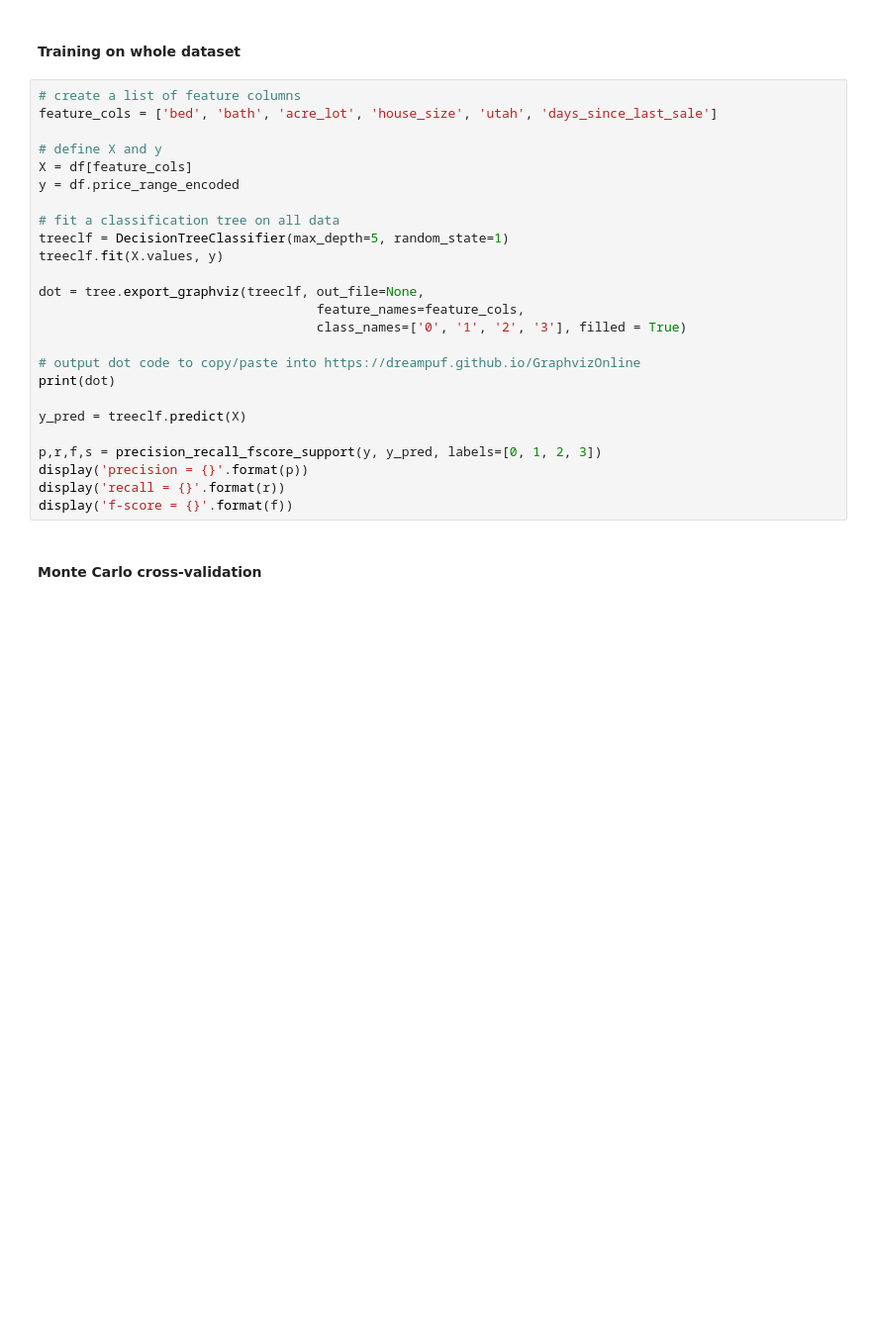
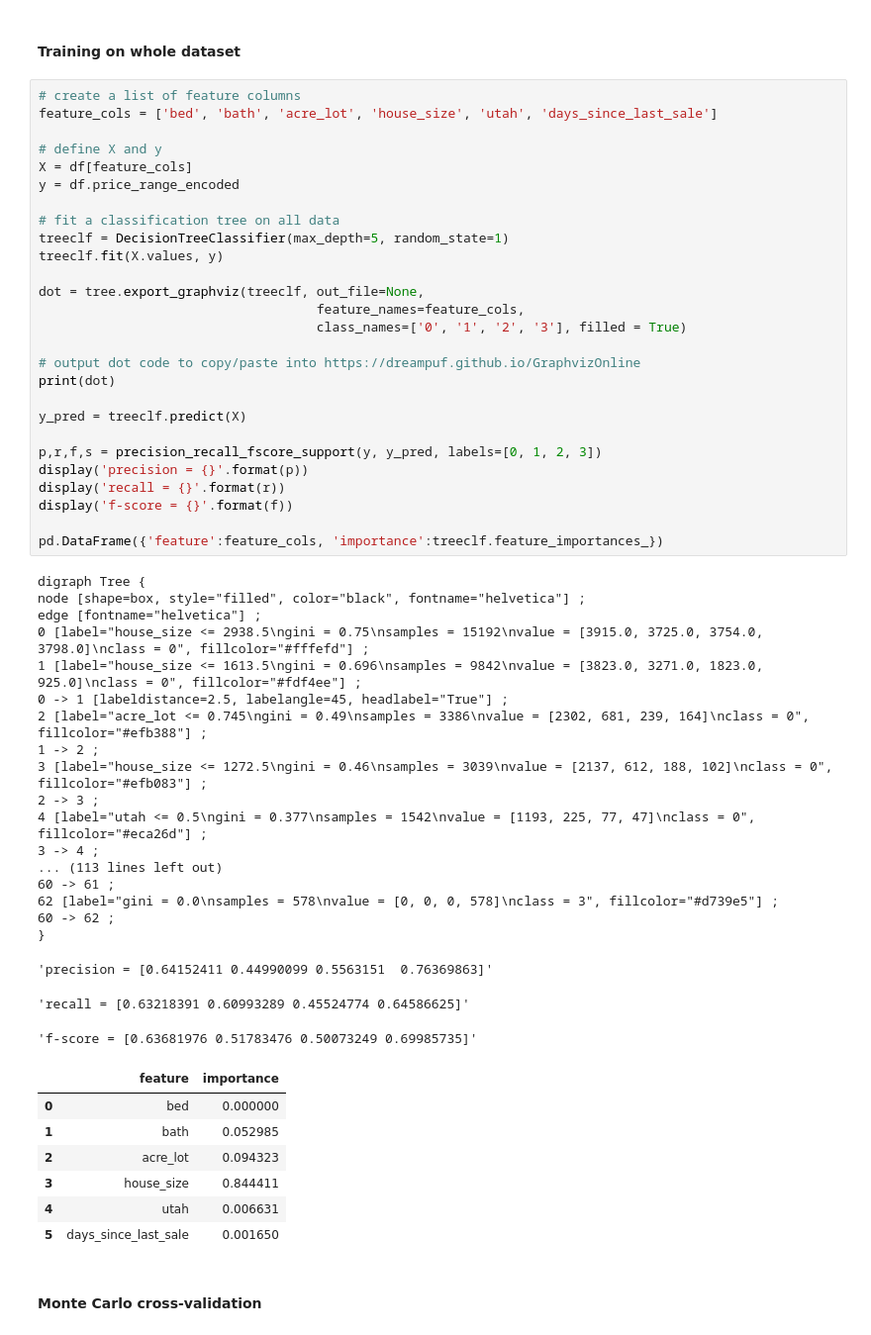
Before and after one commit to n8taylor/cs5830_project8, a Jupyter notebook: project8.ipynb, the cells around one changed output. Shown at 99% size. Drawn from its saved outputs; the diff is of its cells as text; blank space fills up the shorter version.

```diff
--- a/project8.ipynb
+++ b/project8.ipynb
@@ -165,28 +195,58 @@ display('f-score = {}'.format(avgF))
 # %%
 # create a list of feature columns
 feature_cols = ['bed', 'bath', 'acre_lot', 'house_size', 'utah', 'days_since_last_sale']
 
 # define X and y
 X = df[feature_cols]
 y = df.price_range_encoded
 
 # fit a classification tree on all data
 treeclf = DecisionTreeClassifier(max_depth=5, random_state=1)
 treeclf.fit(X.values, y)
 
 dot = tree.export_graphviz(treeclf, out_file=None,
                                     feature_names=feature_cols,
                                     class_names=['0', '1', '2', '3'], filled = True)
 
 # output dot code to copy/paste into https://dreampuf.github.io/GraphvizOnline
 print(dot)
 
 y_pred = treeclf.predict(X)
 
 p,r,f,s = precision_recall_fscore_support(y, y_pred, labels=[0, 1, 2, 3])
 display('precision = {}'.format(p))
 display('recall = {}'.format(r))
 display('f-score = {}'.format(f))
+
+pd.DataFrame({'feature':feature_cols, 'importance':treeclf.feature_importances_})
+# %% [output]
+digraph Tree {
+node [shape=box, style="filled", color="black", fontname="helvetica"] ;
+edge [fontname="helvetica"] ;
+0 [label="house_size <= 2938.5\ngini = 0.75\nsamples = 15192\nvalue = [3915.0, 3725.0, 3754.0, 3798.0]\nclass = 0", fillcolor="#fffefd"] ;
+1 [label="house_size <= 1613.5\ngini = 0.696\nsamples = 9842\nvalue = [3823.0, 3271.0, 1823.0, 925.0]\nclass = 0", fillcolor="#fdf4ee"] ;
+0 -> 1 [labeldistance=2.5, labelangle=45, headlabel="True"] ;
+2 [label="acre_lot <= 0.745\ngini = 0.49\nsamples = 3386\nvalue = [2302, 681, 239, 164]\nclass = 0", fillcolor="#efb388"] ;
+1 -> 2 ;
+3 [label="house_size <= 1272.5\ngini = 0.46\nsamples = 3039\nvalue = [2137, 612, 188, 102]\nclass = 0", fillcolor="#efb083"] ;
+2 -> 3 ;
+4 [label="utah <= 0.5\ngini = 0.377\nsamples = 1542\nvalue = [1193, 225, 77, 47]\nclass = 0", fillcolor="#eca26d"] ;
+3 -> 4 ;
+... (113 lines left out)
+60 -> 61 ;
+62 [label="gini = 0.0\nsamples = 578\nvalue = [0, 0, 0, 578]\nclass = 3", fillcolor="#d739e5"] ;
+60 -> 62 ;
+}
+'precision = [0.64152411 0.44990099 0.5563151  0.76369863]'
+'recall = [0.63218391 0.60993289 0.45524774 0.64586625]'
+'f-score = [0.63681976 0.51783476 0.50073249 0.69985735]'
+|  | feature | importance |
+| 0 | bed | 0.000000 |
+| 1 | bath | 0.052985 |
+| 2 | acre_lot | 0.094323 |
+| 3 | house_size | 0.844411 |
+| 4 | utah | 0.006631 |
+| 5 | days_since_last_sale | 0.001650 |
 # %% [markdown]
 #### Monte Carlo cross-validation
 # %%
```
Also changed, not shown: parts of 6 cells of this notebook.
